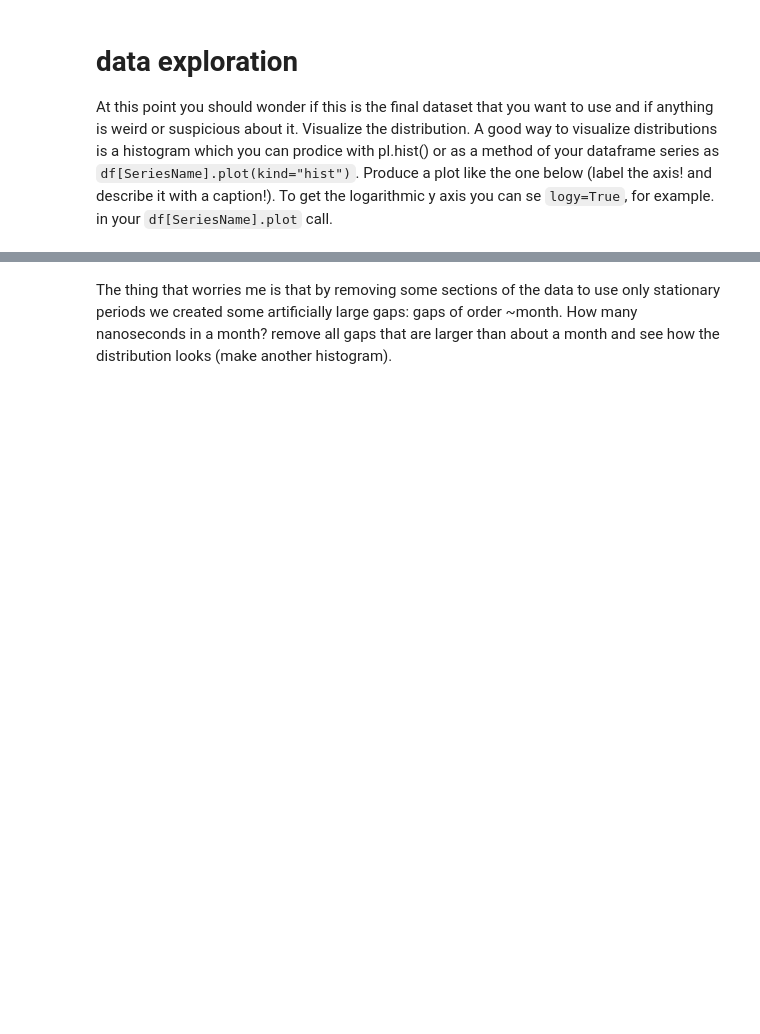
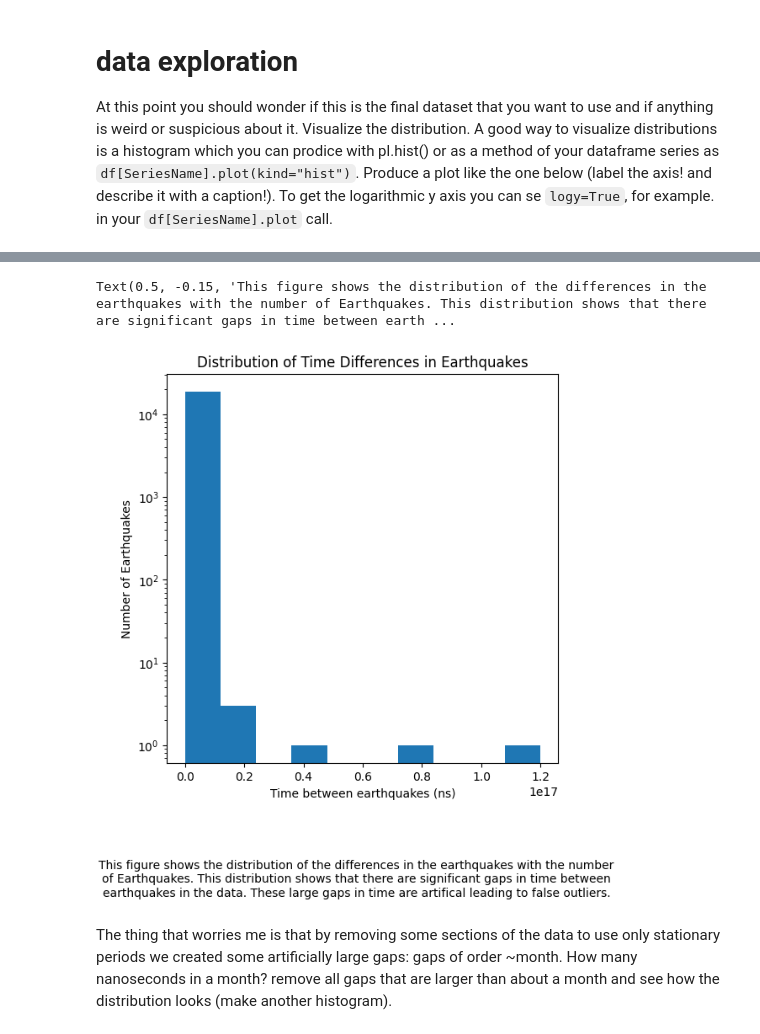
Before and after one commit to ASBRUC/DSPS_ABruce, a Jupyter notebook: ks_earthquakes_instructions.ipynb, the cells around one changed output, grey strips where cells are left out. Drawn from its saved outputs; the diff is of its cells as text; code cells hidden in the pictures; blank space fills up the shorter version.

````diff
--- a/ks_earthquakes_instructions.ipynb
+++ b/ks_earthquakes_instructions.ipynb
@@ -192,2 +290,8 @@ You can remove earthquakes smaller than magnitude 2 by, again, broadcasting. How
+# %%
+for i in eqGoodData.index:
+  if eqGoodData.loc[i, "Magnitude"] < 2:
+    print("removed")
+    eqGoodData = eqGoodData.drop(i, inplace = True)
+#Nothing will print
 # %%
 eqGoodData.shape #look like for my data it was not needed! that is because I chose M>2 when when I downloaded the data
@@ -198,2 +302,4 @@
+# %%
+eqGoodData["TimeDiff"] = eqGoodData["datetime"].diff()
 # %%
 eqGoodData.shape
@@ -208,2 +331,4 @@ Note that the first entry will be NaT which is Not a Time (corresponding to nan
+# %%
+eqGoodData.drop([0], inplace = True)
 # %%
 eqGoodData.head()
@@ -210,3 +342,9 @@ eqGoodData.head()
 # %% [markdown]
 # data exploration
 At this point you should wonder if this is the final dataset that you want to use and if anything is weird or suspicious about it. Visualize the distribution. A good way to visualize distributions is a histogram which you can prodice with pl.hist() or as a method of your dataframe series as ```df[SeriesName].plot(kind="hist")```. Produce a plot like the one below (label the axis! and describe it with a caption!). To get the logarithmic y axis you can se ```logy=True```, for example. in your ```df[SeriesName].plot``` call.
+# %%
+#eqGoodData["TimeDiff"][1].total_seconds()
+for i in eqGoodData.index:
+  eqGoodData.loc[i, "TimeDiffNSec"] = eqGoodData.loc[i, "TimeDiff"].total_seconds() * 10**9;
+
+eqGoodData
@@ -213,2 +365,15 @@ At this point you should wonder if this is the final dataset that you want to us
+# %%
+#eqGoodData["TimeDiffNSec"].plot(kind = "hist", logy = True)
+
+fig, ax = plt.subplots(figsize = (6,6), dpi = 100)
+plt.hist(eqGoodData["TimeDiffNSec"], bins = 10)
+plt.xlabel("Time between earthquakes (ns)")
+ax.set_yscale('log')
+plt.ylabel("Number of Earthquakes")
+plt.title("Distribution of Time Differences in Earthquakes")
+fig.text(0.5, -0.15, "This figure shows the distribution of the differences in the earthquakes with the number of Earthquakes. This distribution shows that there are significant gaps in time between earthquakes in the data. These large gaps in time are artifical leading to false outliers.", ha = "center", wrap = True)
+# %% [output]
+Text(0.5, -0.15, 'This figure shows the distribution of the differences in the earthquakes with the number of Earthquakes. This distribution shows that there are significant gaps in time between earth ...
+[figure, added]
 # %% [markdown]
 The thing that worries me is that by removing some sections of the data to use only stationary periods we created some artificially large gaps: gaps of order ~month. How many nanoseconds in a month? remove all gaps that are larger than about a month and see how the distribution looks (make another histogram).
````
Also changed, not shown: parts of 29 cells of this notebook.
